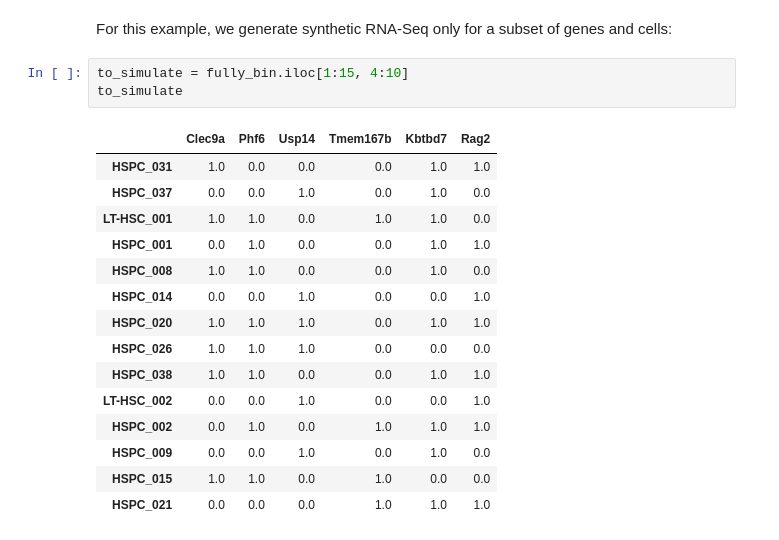
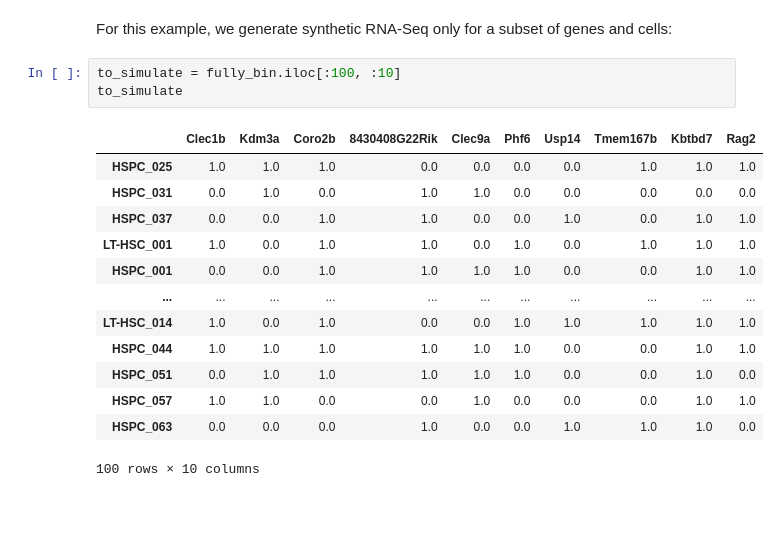
Before and after one commit to bnediction/scBoolSeq-supplementary, a Jupyter notebook: Basic scBoolSeq usage.ipynb, the cells around one changed output. Saved outputs shown, nothing was run; the diff lists cells and outputs as text; blank space fills up the shorter version.

```diff
--- a/Basic API usage.ipynb
+++ b/Basic scBoolSeq usage.ipynb
@@ -112,24 +102,22 @@ fully_bin.head()
 # %% [markdown]
 For this example, we generate synthetic RNA-Seq only for a subset of genes and cells:
 # %%
-to_simulate = fully_bin.iloc[1:15, 4:10]
+to_simulate = fully_bin.iloc[:100, :10]
 to_simulate
 # %% [output]
-|  | Clec9a | Phf6 | Usp14 | Tmem167b | Kbtbd7 | Rag2 |
-| HSPC_031 | 1.0 | 0.0 | 0.0 | 0.0 | 1.0 | 1.0 |
-| HSPC_037 | 0.0 | 0.0 | 1.0 | 0.0 | 1.0 | 0.0 |
-| LT-HSC_001 | 1.0 | 1.0 | 0.0 | 1.0 | 1.0 | 0.0 |
-| HSPC_001 | 0.0 | 1.0 | 0.0 | 0.0 | 1.0 | 1.0 |
-| HSPC_008 | 1.0 | 1.0 | 0.0 | 0.0 | 1.0 | 0.0 |
-| HSPC_014 | 0.0 | 0.0 | 1.0 | 0.0 | 0.0 | 1.0 |
-| HSPC_020 | 1.0 | 1.0 | 1.0 | 0.0 | 1.0 | 1.0 |
-| HSPC_026 | 1.0 | 1.0 | 1.0 | 0.0 | 0.0 | 0.0 |
-| HSPC_038 | 1.0 | 1.0 | 0.0 | 0.0 | 1.0 | 1.0 |
-| LT-HSC_002 | 0.0 | 0.0 | 1.0 | 0.0 | 0.0 | 1.0 |
-| HSPC_002 | 0.0 | 1.0 | 0.0 | 1.0 | 1.0 | 1.0 |
-| HSPC_009 | 0.0 | 0.0 | 1.0 | 0.0 | 1.0 | 0.0 |
-| HSPC_015 | 1.0 | 1.0 | 0.0 | 1.0 | 0.0 | 0.0 |
-| HSPC_021 | 0.0 | 0.0 | 0.0 | 1.0 | 1.0 | 1.0 |
+|  | Clec1b | Kdm3a | Coro2b | 8430408G22Rik | Clec9a | Phf6 | Usp14 | Tmem167b | Kbtbd7 | Rag2 |
+| HSPC_025 | 1.0 | 1.0 | 1.0 | 0.0 | 0.0 | 0.0 | 0.0 | 1.0 | 1.0 | 1.0 |
+| HSPC_031 | 0.0 | 1.0 | 0.0 | 1.0 | 1.0 | 0.0 | 0.0 | 0.0 | 0.0 | 0.0 |
+| HSPC_037 | 0.0 | 0.0 | 1.0 | 1.0 | 0.0 | 0.0 | 1.0 | 0.0 | 1.0 | 1.0 |
+| LT-HSC_001 | 1.0 | 0.0 | 1.0 | 1.0 | 0.0 | 1.0 | 0.0 | 1.0 | 1.0 | 1.0 |
+| HSPC_001 | 0.0 | 0.0 | 1.0 | 1.0 | 1.0 | 1.0 | 0.0 | 0.0 | 1.0 | 1.0 |
+| ... | ... | ... | ... | ... | ... | ... | ... | ... | ... | ... |
+| LT-HSC_014 | 1.0 | 0.0 | 1.0 | 0.0 | 0.0 | 1.0 | 1.0 | 1.0 | 1.0 | 1.0 |
+| HSPC_044 | 1.0 | 1.0 | 1.0 | 1.0 | 1.0 | 1.0 | 0.0 | 0.0 | 1.0 | 1.0 |
+| HSPC_051 | 0.0 | 1.0 | 1.0 | 1.0 | 1.0 | 1.0 | 0.0 | 0.0 | 1.0 | 0.0 |
+| HSPC_057 | 1.0 | 1.0 | 0.0 | 0.0 | 1.0 | 0.0 | 0.0 | 0.0 | 1.0 | 1.0 |
+| HSPC_063 | 0.0 | 0.0 | 0.0 | 1.0 | 0.0 | 0.0 | 1.0 | 1.0 | 1.0 | 0.0 |
+100 rows × 10 columns
 # %%
 synthetic_rna = scbool.sample_counts(to_simulate, n_samples_per_state=3, random_state=1234)
 synthetic_rna.head()
```
Also changed, not shown: parts of 7 cells of this notebook, 4 other files.
